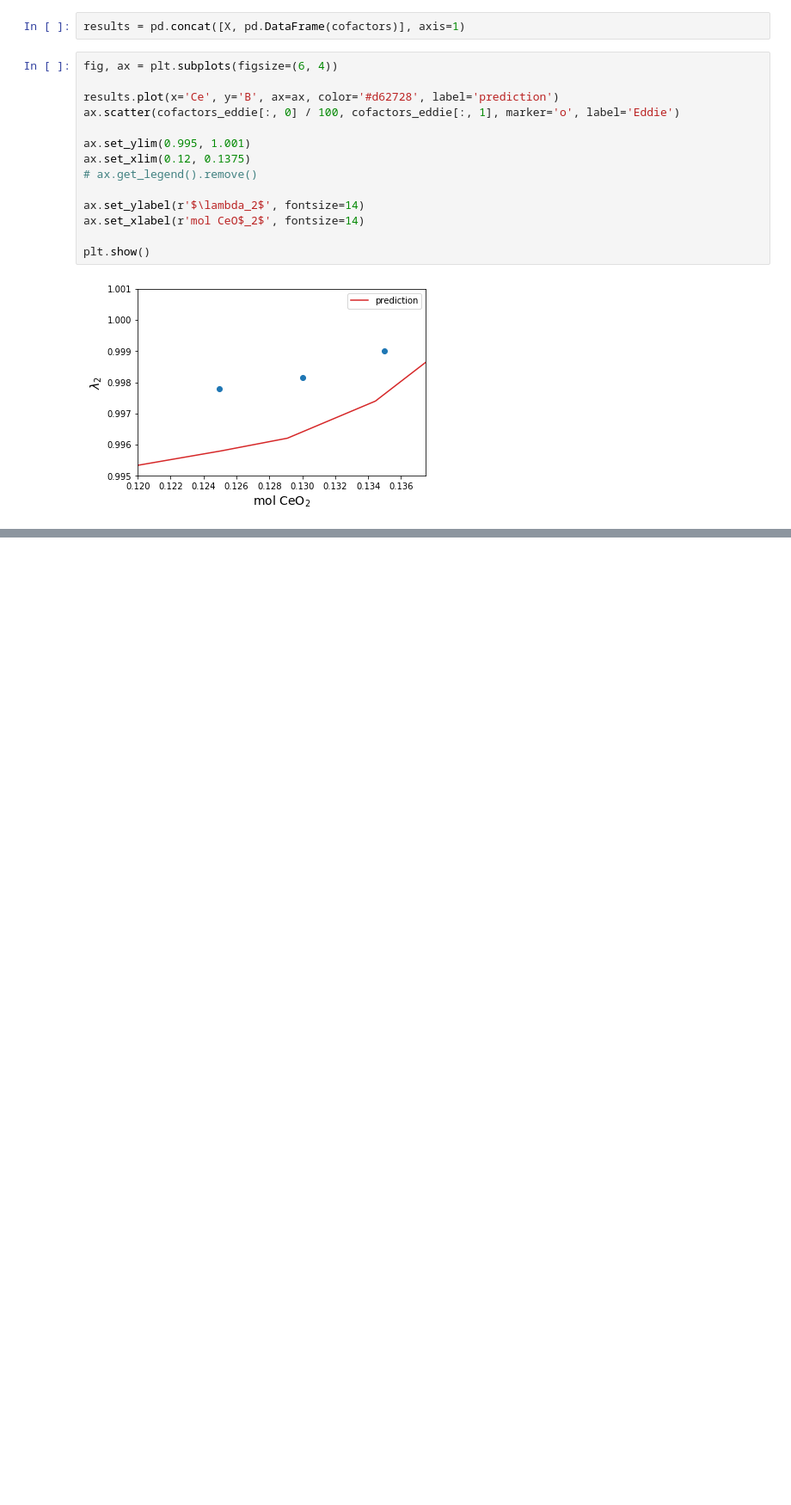
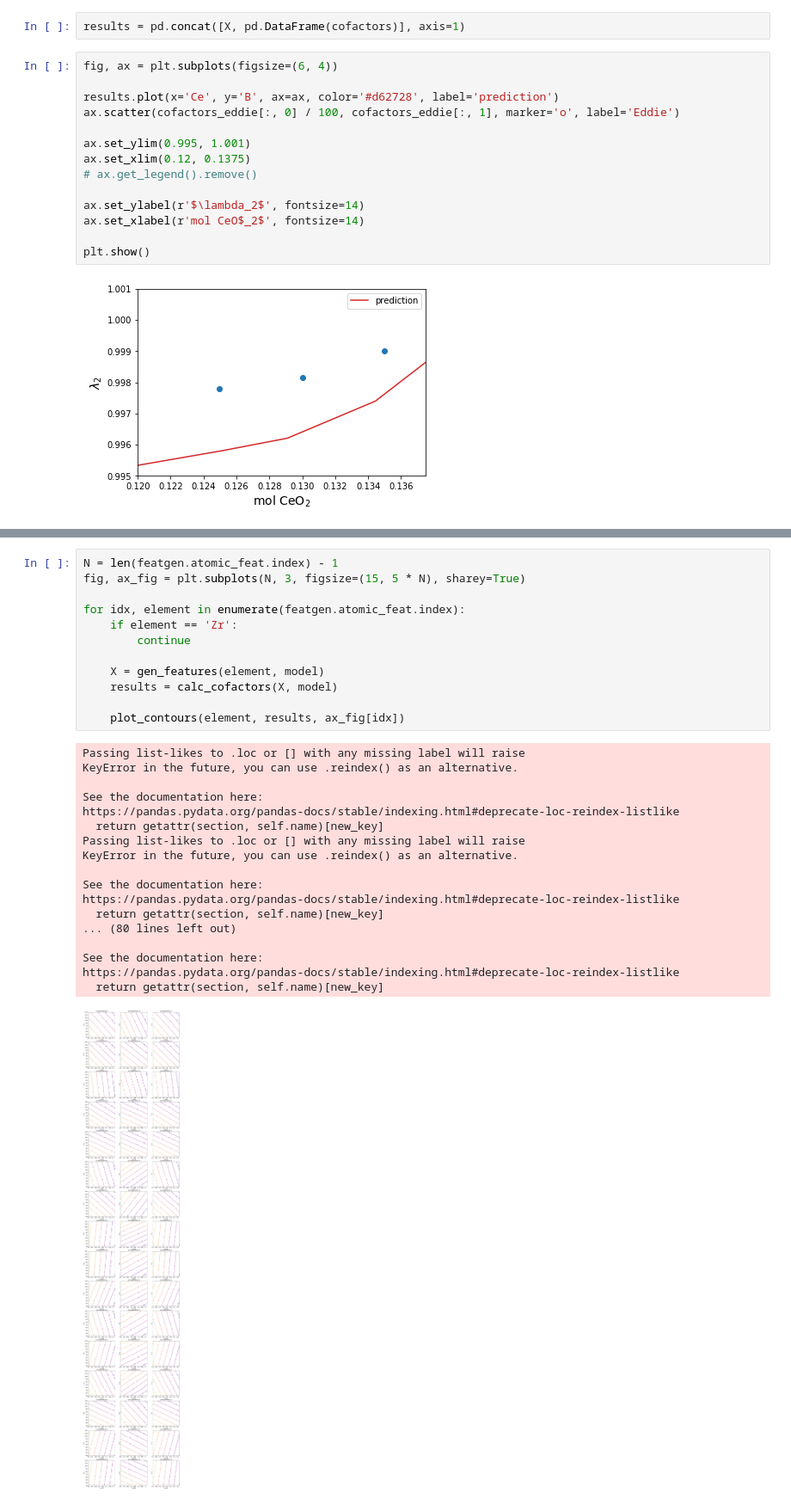
Before and after one commit to dskoda/smceramics, a Jupyter notebook: cofactors.ipynb, the cells around one changed output, grey strips where cells are left out. Shown at 86% size. Cells and saved outputs as stored; diff of their text form; blank space fills up the shorter version.

```diff
--- a/cofactors.ipynb
+++ b/cofactors.ipynb
@@ -70,0 +174,31 @@ plt.show()
+# %%
+N = len(featgen.atomic_feat.index) - 1
+fig, ax_fig = plt.subplots(N, 3, figsize=(15, 5 * N), sharey=True)
+
+for idx, element in enumerate(featgen.atomic_feat.index):
+    if element == 'Zr':
+        continue
+
+    X = gen_features(element, model)
+    results = calc_cofactors(X, model)
+
+    plot_contours(element, results, ax_fig[idx])
+# %% [output]
+Passing list-likes to .loc or [] with any missing label will raise
+KeyError in the future, you can use .reindex() as an alternative.
+
+See the documentation here:
+https://pandas.pydata.org/pandas-docs/stable/indexing.html#deprecate-loc-reindex-listlike
+  return getattr(section, self.name)[new_key]
+Passing list-likes to .loc or [] with any missing label will raise
+KeyError in the future, you can use .reindex() as an alternative.
+
+See the documentation here:
+https://pandas.pydata.org/pandas-docs/stable/indexing.html#deprecate-loc-reindex-listlike
+  return getattr(section, self.name)[new_key]
+... (80 lines left out)
+
+See the documentation here:
+https://pandas.pydata.org/pandas-docs/stable/indexing.html#deprecate-loc-reindex-listlike
+  return getattr(section, self.name)[new_key]
+[figure, added]
```
Also changed, not shown: parts of 10 cells of this notebook, 9 other files.
